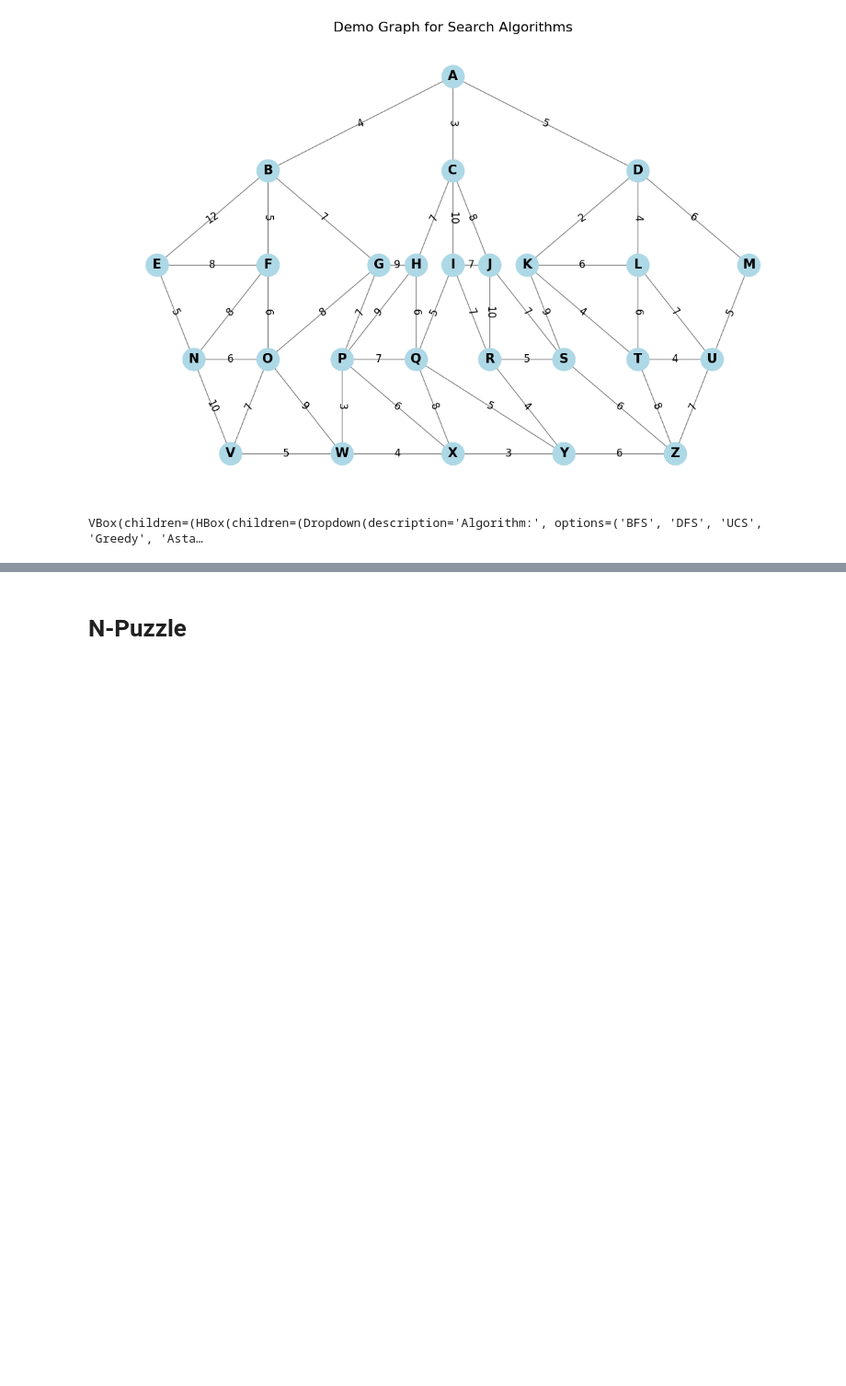
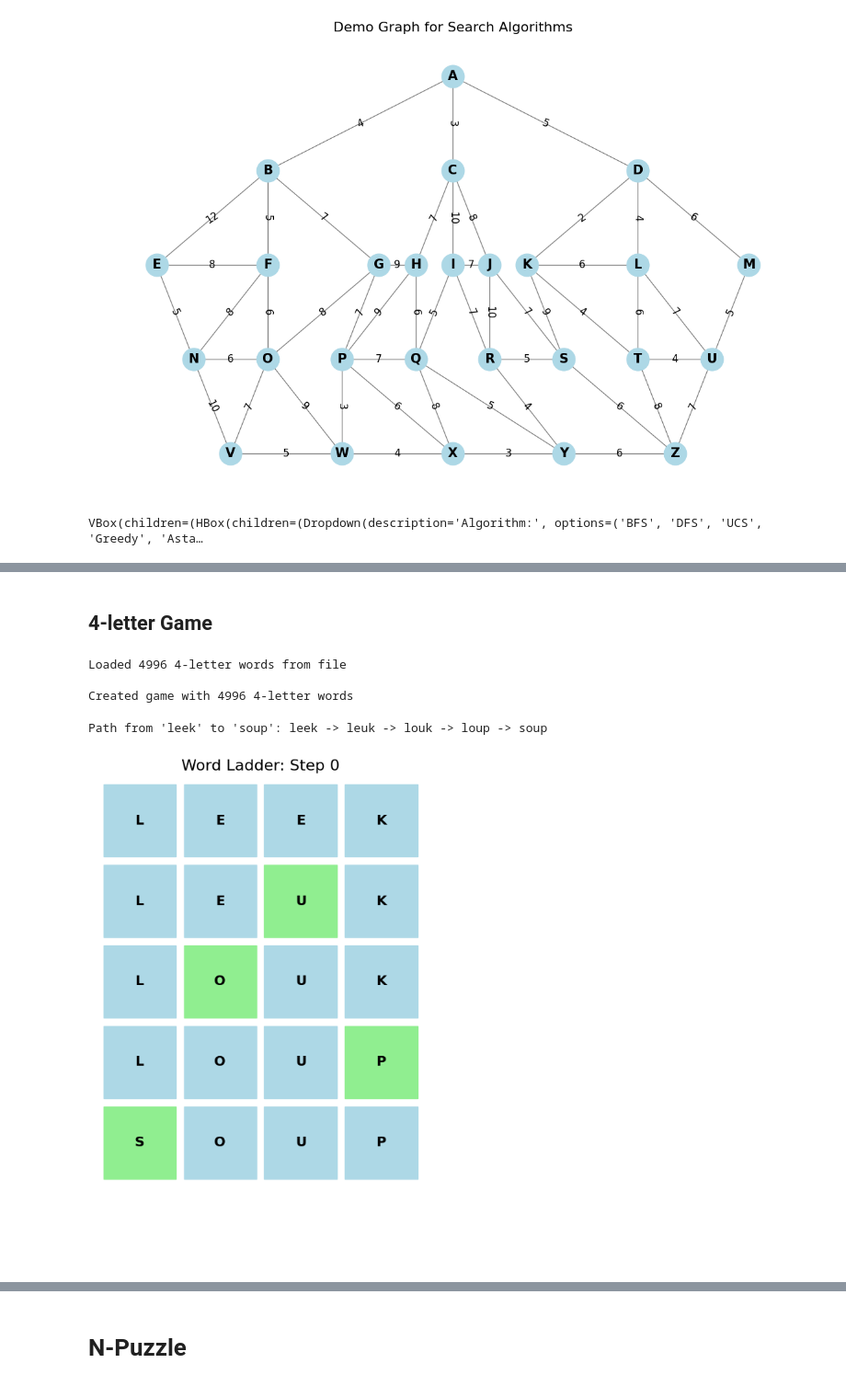
Before and after one commit to karpekov/cs3600-search, a Jupyter notebook: search_strategies.ipynb, the cells around one changed output, grey strips where cells are left out. Shown at 92% size. Saved outputs shown, nothing was run; the diff lists cells and outputs as text; code cells hidden in the pictures; blank space fills up the shorter version.

```diff
--- a/search_strategies.ipynb
+++ b/search_strategies.ipynb
@@ -239,0 +196,7 @@ create_success_rate_chart(sim_results_graph)
+# %%
+WordLadderGame.generate_word_list_files()
+
+game3 = WordLadderGame(word_length=3)
+
+print(f"Game created with {len(game3.words)} 3-letter words")
+print(f"Graph has {len(game3.graph.nodes)} nodes and {len(game3.graph.edges)} edges")
@@ -239,0 +278,27 @@ create_success_rate_chart(sim_results_graph)
+# %% [markdown]
+## 4-letter Game
+# %%
+# Create a 4-letter word game
+game4 = WordLadderGame(word_length=4)
+print(f"\nCreated game with {len(game4.words)} 4-letter words")
+# %% [output]
+Loaded 4996 4-letter words from file
+
+Created game with 4996 4-letter words
+# %%
+# Find a challenging 4-letter word path
+words4 = list(game4.words)
+if len(words4) >= 2:
+    start_word4 = "leek"
+    target_word4 = "soup"
+    if start_word4 in game4.words and target_word4 in game4.words:
+        path4, _, metrics4, _ = game4.find_path(
+            start_word4, target_word4, algorithm="astar", heuristic=hamming_distance
+        )
+        print(
+            f"Path from '{start_word4}' to '{target_word4}': {' -> '.join(path4 if path4 else ['No path found'])}")
+        if path4:
+            game4.visualize_word_change(start_word4, path4)
+# %% [output]
+Path from 'leek' to 'soup': leek -> leuk -> louk -> loup -> soup
+[figure, added]
```
Also changed, not shown: parts of 35 cells of this notebook, 5 other files.
